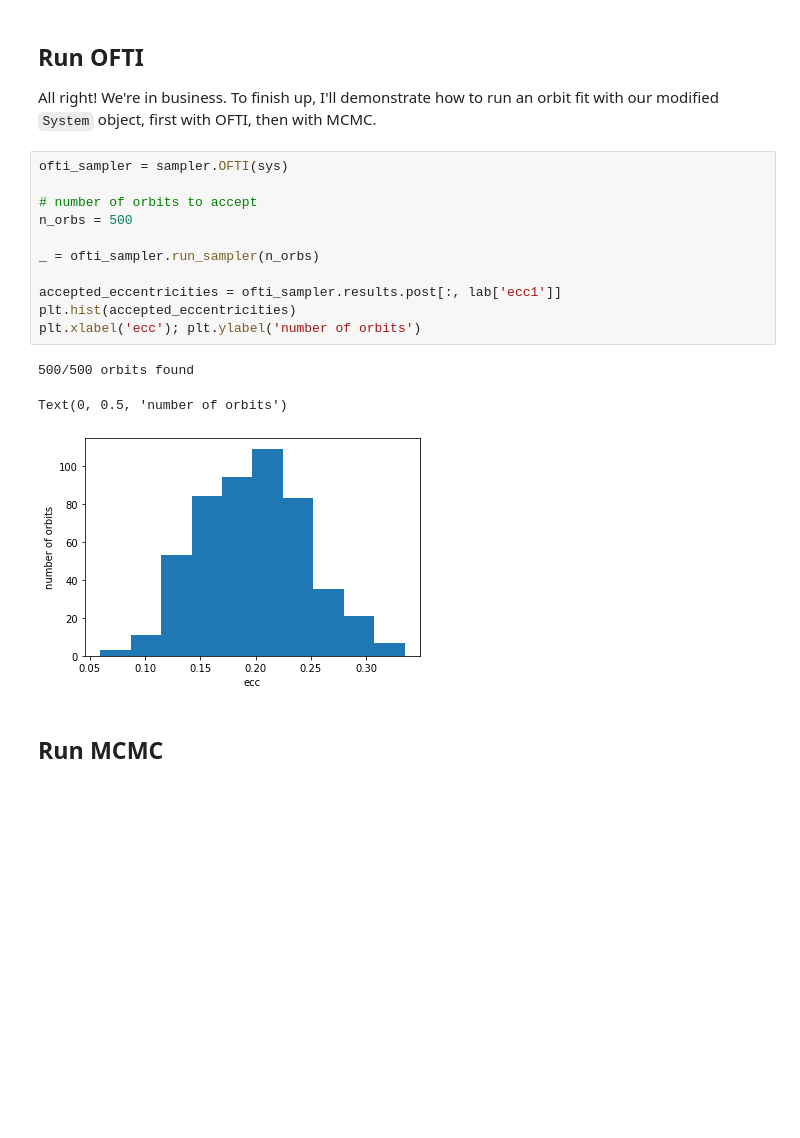
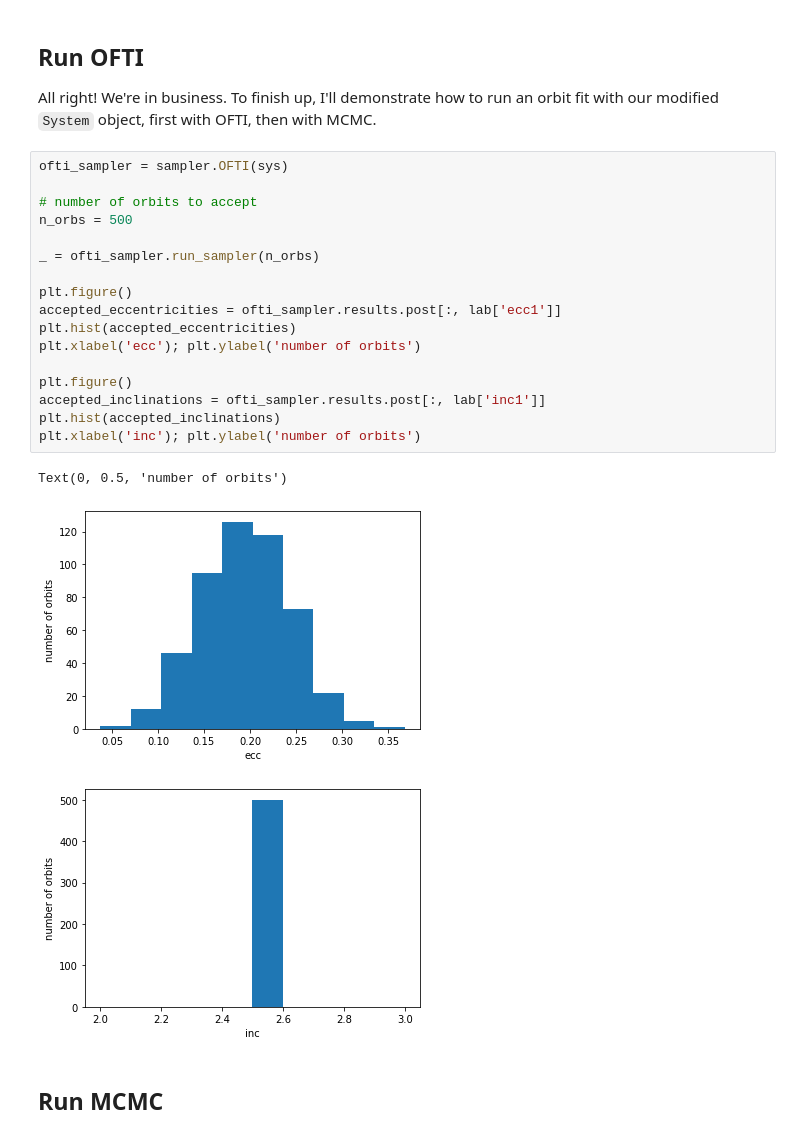
Before and after one commit to sblunt/orbitize, a Jupyter notebook: docs/tutorials/Modifying_Priors.ipynb, the cells around one changed output. Saved outputs shown, nothing was run; the diff lists cells and outputs as text; blank space fills up the shorter version.

```diff
--- a/docs/tutorials/Modifying_Priors.ipynb
+++ b/docs/tutorials/Modifying_Priors.ipynb
@@ -105,18 +120,24 @@ All right! We're in business. To finish up, I'll demonstrate how to run an orbit
 # %%
 ofti_sampler = sampler.OFTI(sys)
 
 # number of orbits to accept
 n_orbs = 500
 
 _ = ofti_sampler.run_sampler(n_orbs)
 
+plt.figure()
 accepted_eccentricities = ofti_sampler.results.post[:, lab['ecc1']]
 plt.hist(accepted_eccentricities)
 plt.xlabel('ecc'); plt.ylabel('number of orbits')
+
+plt.figure()
+accepted_inclinations = ofti_sampler.results.post[:, lab['inc1']]
+plt.hist(accepted_inclinations)
+plt.xlabel('inc'); plt.ylabel('number of orbits')
 # %% [output]
-500/500 orbits found
+Text(0, 0.5, 'number of orbits')
-Text(0, 0.5, 'number of orbits')
-[figure, old version]
+[figure, new version]
+[figure, added]
 # %% [markdown]
 ## Run MCMC
 # %%
```
Also changed, not shown: parts of 7 cells of this notebook.
